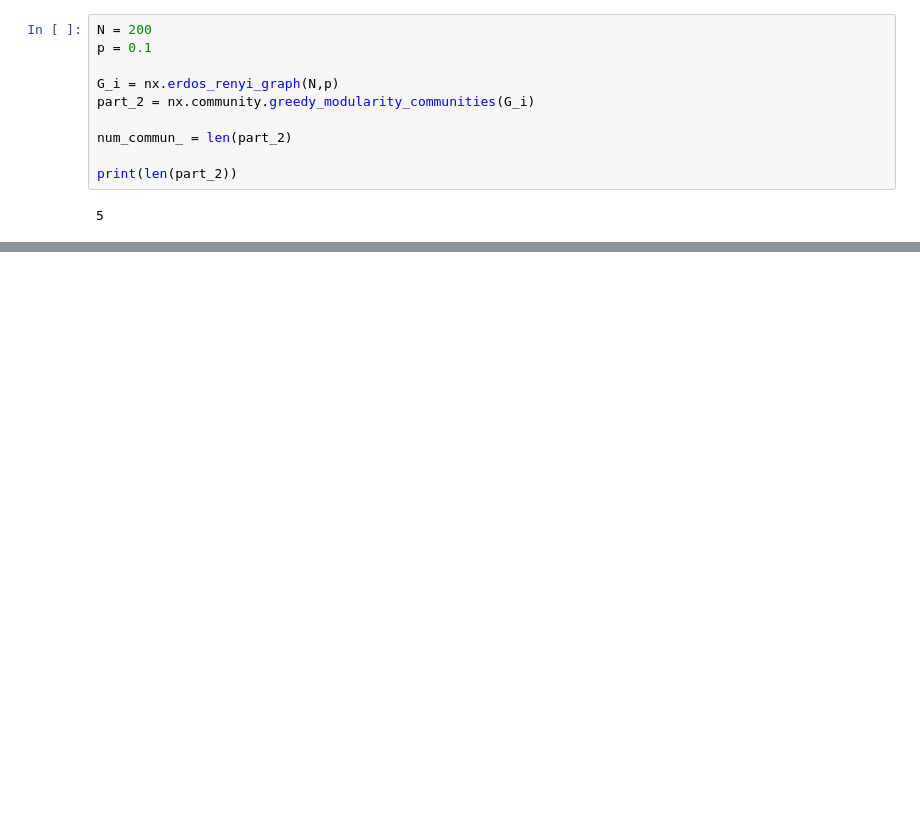
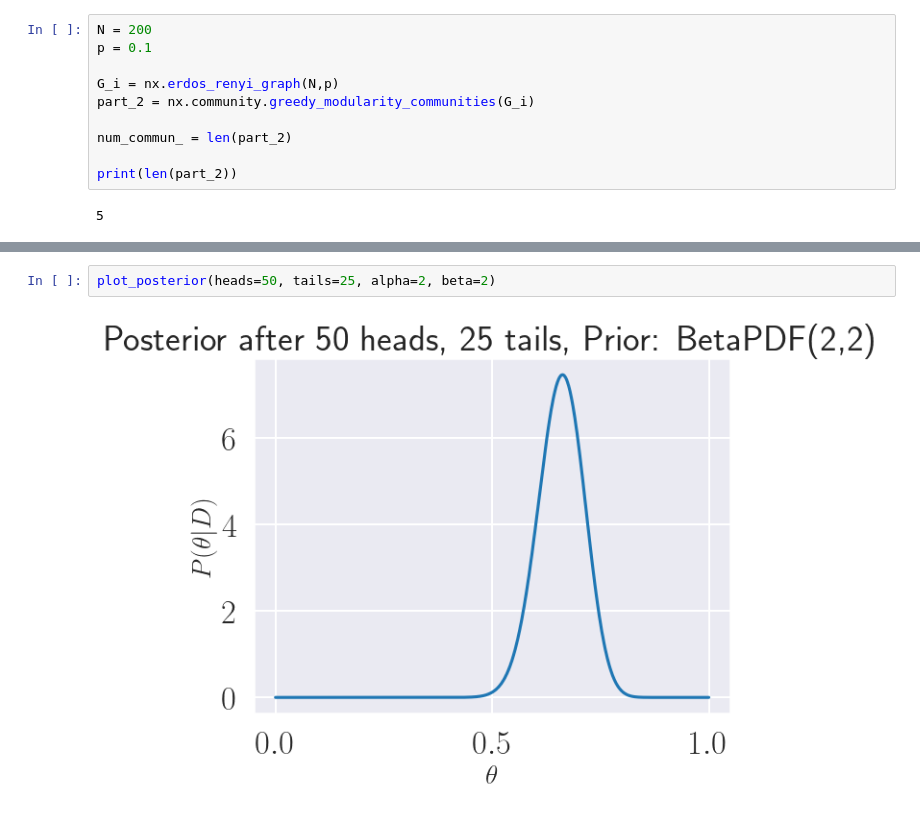
Before and after one commit to CLVestergaard/Bayes-tutorial, a Jupyter notebook: 8_model-selection.ipynb, the cells around one changed output, grey strips where cells are left out. Drawn from its saved outputs; the diff is of its cells as text; blank space fills up the shorter version.

```diff
--- a/8_model-selection.ipynb
+++ b/8_model-selection.ipynb
@@ -73,0 +135,4 @@ conda install python-graphviz
+# %%
+plot_posterior(heads=50, tails=25, alpha=2, beta=2)
+# %% [output]
+[figure, added]
```
Also changed, not shown: parts of 20 cells of this notebook.
